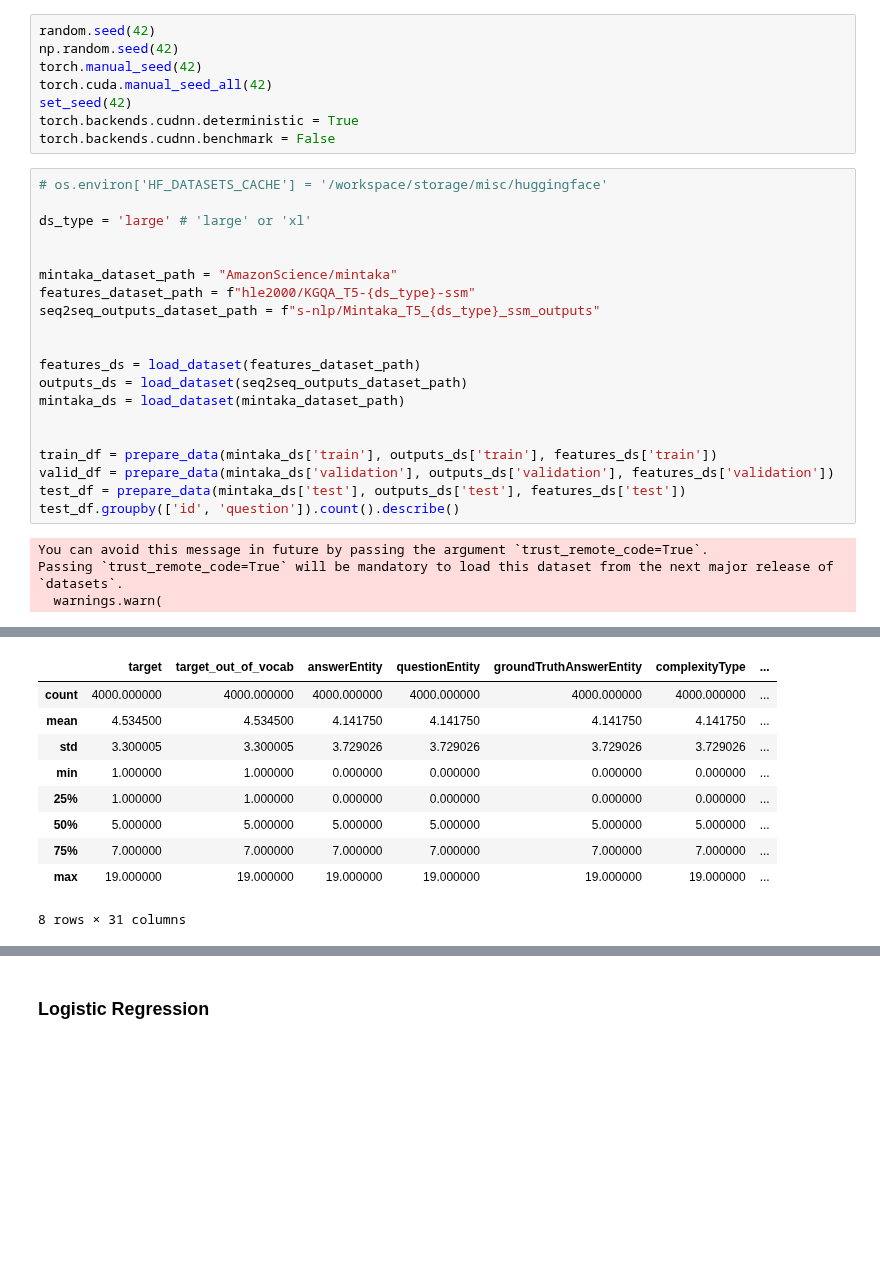
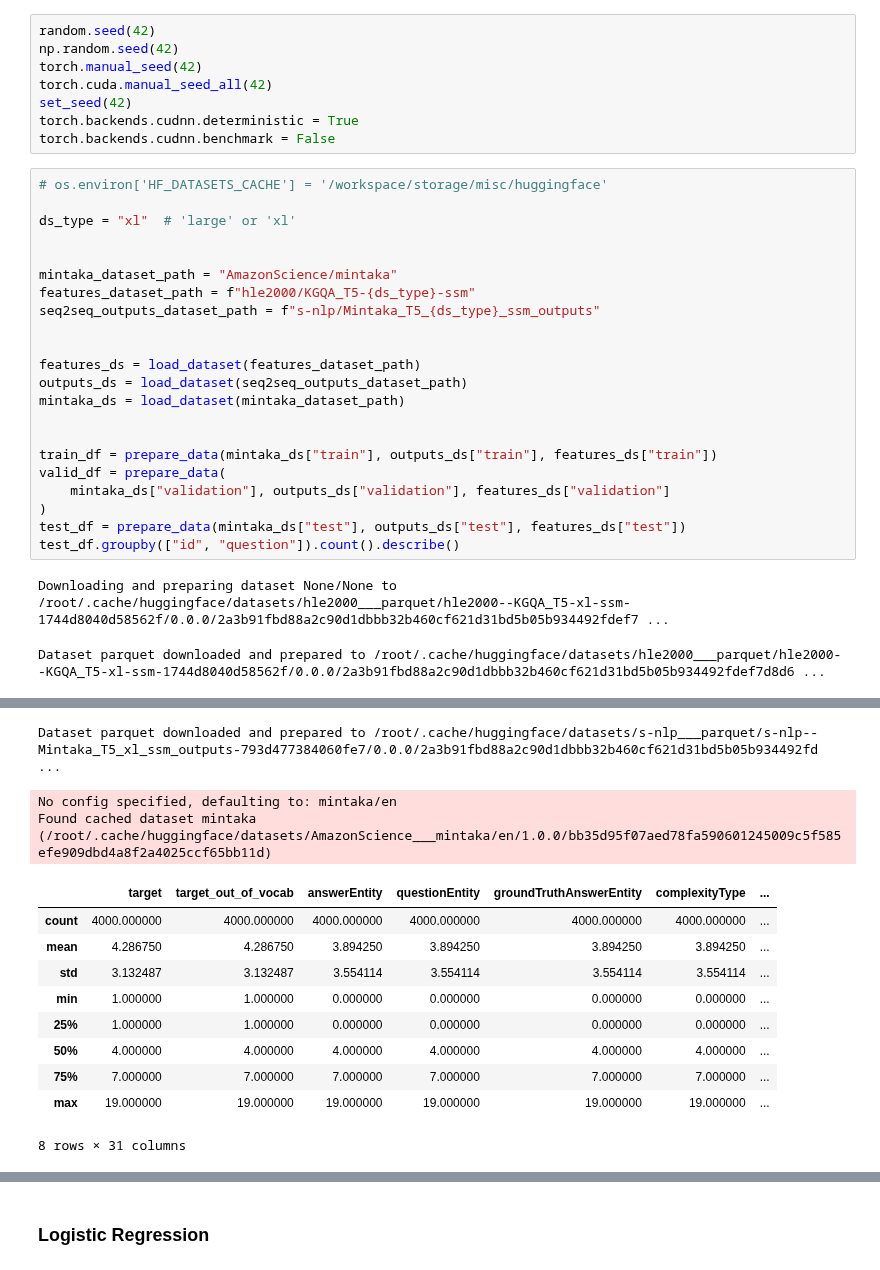
Before and after one commit to s-nlp/kbqa, a Jupyter notebook: experiments/subgraphs_reranking/ranking.ipynb, the cells around one changed output, grey strips where cells are left out. Saved outputs shown, nothing was run; the diff lists cells and outputs as text; blank space fills up the shorter version.

```diff
--- a/experiments/subgraphs_reranking/ranking.ipynb
+++ b/experiments/subgraphs_reranking/ranking.ipynb
@@ -31,7 +40,7 @@ torch.backends.cudnn.benchmark = False
 # %%
 # os.environ['HF_DATASETS_CACHE'] = '/workspace/storage/misc/huggingface'
 
-ds_type = 'large' # 'large' or 'xl'
+ds_type = "xl"  # 'large' or 'xl'
 
 
 mintaka_dataset_path = "AmazonScience/mintaka"
@@ -44,11 +53,12 @@ outputs_ds = load_dataset(seq2seq_outputs_dataset_path)
 mintaka_ds = load_dataset(mintaka_dataset_path)
 
 
-train_df = prepare_data(mintaka_ds['train'], outputs_ds['train'], features_ds['train'])
-valid_df = prepare_data(mintaka_ds['validation'], outputs_ds['validation'], features_ds['validation'])
-test_df = prepare_data(mintaka_ds['test'], outputs_ds['test'], features_ds['test'])
-test_df.groupby(['id', 'question']).count().describe()
+train_df = prepare_data(mintaka_ds["train"], outputs_ds["train"], features_ds["train"])
+valid_df = prepare_data(
+    mintaka_ds["validation"], outputs_ds["validation"], features_ds["validation"]
+)
+test_df = prepare_data(mintaka_ds["test"], outputs_ds["test"], features_ds["test"])
+test_df.groupby(["id", "question"]).count().describe()
 # %% [output]
-You can avoid this message in future by passing the argument `trust_remote_code=True`.
-Passing `trust_remote_code=True` will be mandatory to load this dataset from the next major release of `datasets`.
-  warnings.warn(
+Downloading and preparing dataset None/None to /root/.cache/huggingface/datasets/hle2000___parquet/hle2000--KGQA_T5-xl-ssm-1744d8040d58562f/0.0.0/2a3b91fbd88a2c90d1dbbb32b460cf621d31bd5b05b934492fdef7 ...
+Dataset parquet downloaded and prepared to /root/.cache/huggingface/datasets/hle2000___parquet/hle2000--KGQA_T5-xl-ssm-1744d8040d58562f/0.0.0/2a3b91fbd88a2c90d1dbbb32b460cf621d31bd5b05b934492fdef7d8d6 ...
@@ -55,10 +66,13 @@ Passing `trust_remote_code=True` will be mandatory to load this dataset from the
+Dataset parquet downloaded and prepared to /root/.cache/huggingface/datasets/s-nlp___parquet/s-nlp--Mintaka_T5_xl_ssm_outputs-793d477384060fe7/0.0.0/2a3b91fbd88a2c90d1dbbb32b460cf621d31bd5b05b934492fd ...
+No config specified, defaulting to: mintaka/en
+Found cached dataset mintaka (/root/.cache/huggingface/datasets/AmazonScience___mintaka/en/1.0.0/bb35d95f07aed78fa590601245009c5f585efe909dbd4a8f2a4025ccf65bb11d)
 |  | target | target_out_of_vocab | answerEntity | questionEntity | groundTruthAnswerEntity | complexityType | ... |
 | count | 4000.000000 | 4000.000000 | 4000.000000 | 4000.000000 | 4000.000000 | 4000.000000 | ... |
-| mean | 4.534500 | 4.534500 | 4.141750 | 4.141750 | 4.141750 | 4.141750 | ... |
-| std | 3.300005 | 3.300005 | 3.729026 | 3.729026 | 3.729026 | 3.729026 | ... |
+| mean | 4.286750 | 4.286750 | 3.894250 | 3.894250 | 3.894250 | 3.894250 | ... |
+| std | 3.132487 | 3.132487 | 3.554114 | 3.554114 | 3.554114 | 3.554114 | ... |
 | min | 1.000000 | 1.000000 | 0.000000 | 0.000000 | 0.000000 | 0.000000 | ... |
 | 25% | 1.000000 | 1.000000 | 0.000000 | 0.000000 | 0.000000 | 0.000000 | ... |
-| 50% | 5.000000 | 5.000000 | 5.000000 | 5.000000 | 5.000000 | 5.000000 | ... |
+| 50% | 4.000000 | 4.000000 | 4.000000 | 4.000000 | 4.000000 | 4.000000 | ... |
 | 75% | 7.000000 | 7.000000 | 7.000000 | 7.000000 | 7.000000 | 7.000000 | ... |
 | max | 19.000000 | 19.000000 | 19.000000 | 19.000000 | 19.000000 | 19.000000 | ... |
-8 rows × 31 columns
+8 rows × 31 columns
```
Also changed, not shown: parts of 12 cells of this notebook, 1 other file.
